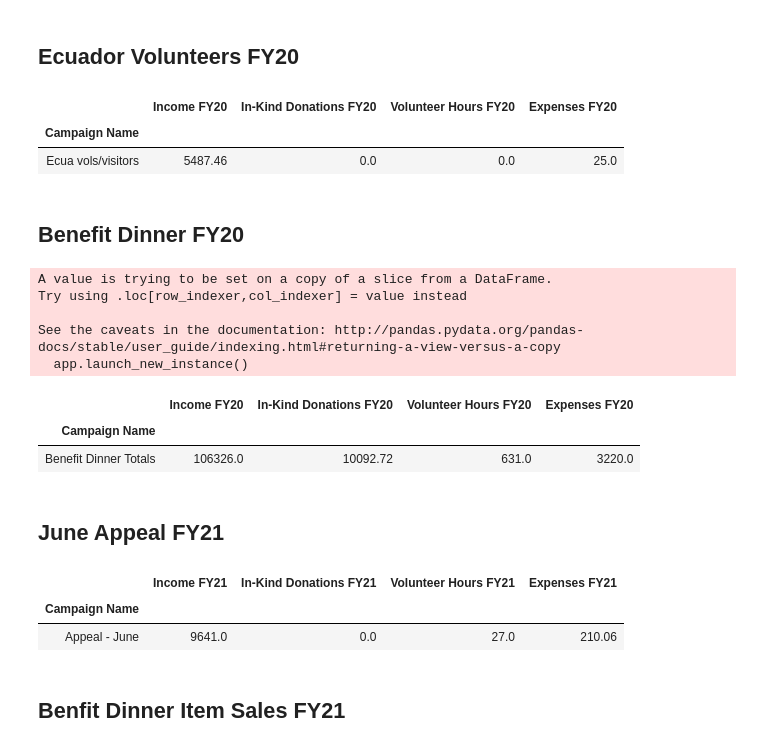
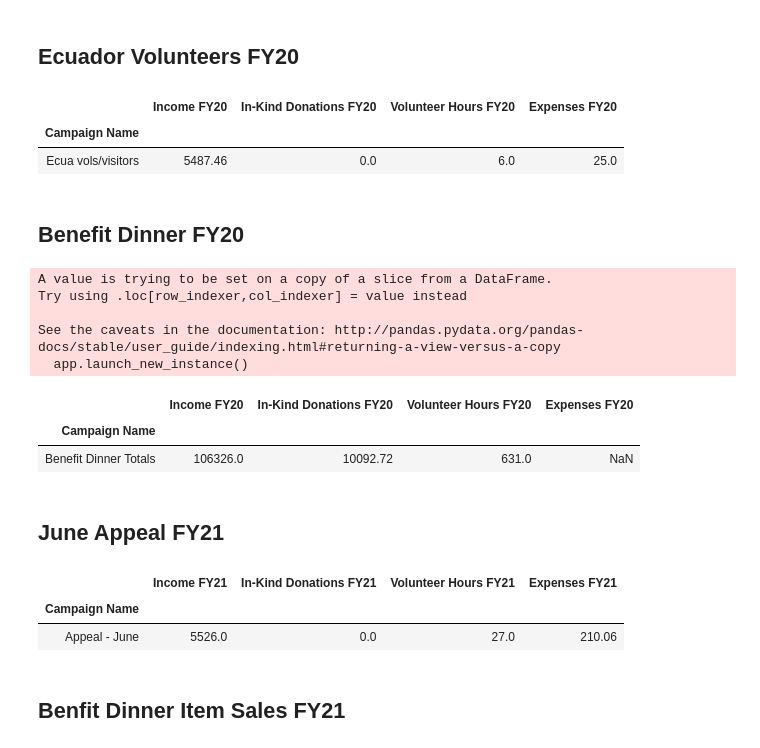
Before and after one commit to patelpurvip/Board-Fundraising-Analysis, a Jupyter notebook: Giving Campaigns Analysis.ipynb, the cells around one changed output. Cells and saved outputs as stored; diff of their text form; code cells hidden in the pictures.

```diff
--- a/Giving Campaigns Analysis.ipynb
+++ b/Giving Campaigns Analysis.ipynb
@@ -8,6 +8,6 @@ import seaborn as sb
 sb.set_style('darkgrid')
 sb.set()
 
-step2 = "Sources/Fundraising Strategy - Step 2, 08.07.20.csv"
+step2 = "Sources/Fundraising Strategy - Step 2, 09.05.20.csv"
 donation_data = pd.read_csv(step2)
-# donation_data.head()
+donation_data
@@ -54,9 +34,7 @@ income_vs_expense
 # %%
-del income_vs_expense['Bucket']
+x = donation_data.set_index(['Campaign Name'])
 
-x = income_vs_expense.set_index(['Campaign Name'])
-
-Campaigns_to_Analyze = x.loc[['Appeal - June', 'Online appeal - Giving Tuesday', 'Ecua vols/visitors', 'Benefit dinner item sales', 'Benefit Dinner (occuring April 2020) (SPANS TWO FYs)', 'Benefit dinner tickets', 'Benefit dinner individual donations', 'Benefit dinner auction', 'Benefit dinner sponsorships (5)', 'Benefit dinner sponsorships (1)']]
+Campaigns_to_Analyze = x.loc[['Appeal - June', 'Online appeal - Giving Tuesday', 'Ecua vols/visitors', 'Benefit dinner item sales', 'Benefit dinner tickets', 'Benefit dinner individual donations', 'Benefit dinner auction', 'Benefit dinner sponsorships (5)', 'Benefit dinner sponsorships (1)']]
 
 Campaigns_to_Analyze.replace(regex=['coming soon'], value='0', inplace=True)
 Campaigns_to_Analyze = Campaigns_to_Analyze.rename(index={'Online appeal - Giving Tuesday': 'Appeal - Giving Tuesday','Benefit dinner item sales': 'BD item sales', 'Benefit dinner tickets': 'BD tickets', 'Benefit dinner individual donations': 'BD individual donations', 'Benefit dinner auction': 'BD auction', 'Benefit dinner sponsorships (5)': 'BD major donors', 'Benefit dinner sponsorships (1)': 'BD corporate sponsorship'})
@@ -91,17 +68,14 @@ Giving_Tuesday
 ## Ecuador Volunteers FY20
 # %%
 Ecua_vols = Campaigns_to_Analyze.iloc[2:3,:]
-FY20expenses = Ecua_vols.iloc[0,4]
 
-Ecua_vols = Ecua_vols[['Income FY20', 'In-Kind Donations FY20']]
-Ecua_vols['Volunteer Hours FY20'] = 0
-Ecua_vols['Expenses FY20'] = FY20expenses
+Ecua_vols = Ecua_vols[['Income FY20', 'In-Kind Donations FY20', 'Volunteer Hours FY20', 'Expenses FY20']]
 Ecua_vols = Ecua_vols.replace('[\$,]', '', regex=True).astype(float)
 Ecua_vols
 # %% [output]
 |  | Income FY20 | In-Kind Donations FY20 | Volunteer Hours FY20 | Expenses FY20 |
 | Campaign Name |  |  |  |  |
-| Ecua vols/visitors | 5487.46 | 0.0 | 0.0 | 25.0 |
+| Ecua vols/visitors | 5487.46 | 0.0 | 6.0 | 25.0 |
 # %% [markdown]
 ## Benefit Dinner FY20
 # %%
@@ -130,7 +104,7 @@ See the caveats in the documentation: http://pandas.pydata.org/pandas-docs/stabl
   app.launch_new_instance()
 |  | Income FY20 | In-Kind Donations FY20 | Volunteer Hours FY20 | Expenses FY20 |
 | Campaign Name |  |  |  |  |
-| Benefit Dinner Totals | 106326.0 | 10092.72 | 631.0 | 3220.0 |
+| Benefit Dinner Totals | 106326.0 | 10092.72 | 631.0 | NaN |
 # %% [markdown]
 ## June Appeal FY21
 # %%
@@ -141,7 +115,7 @@ June_Appeal
 # %% [output]
 |  | Income FY21 | In-Kind Donations FY21 | Volunteer Hours FY21 | Expenses FY21 |
 | Campaign Name |  |  |  |  |
-| Appeal - June | 9641.0 | 0.0 | 27.0 | 210.06 |
+| Appeal - June | 5526.0 | 0.0 | 27.0 | 210.06 |
 # %% [markdown]
 ## Benfit Dinner Item Sales FY21
 # %%
```
Also changed, not shown: parts of 9 cells of this notebook, 4 other files.
